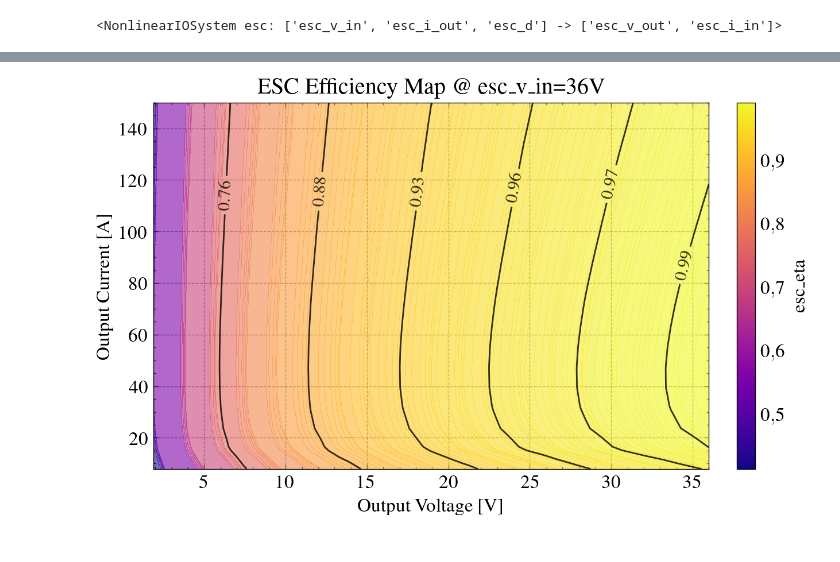
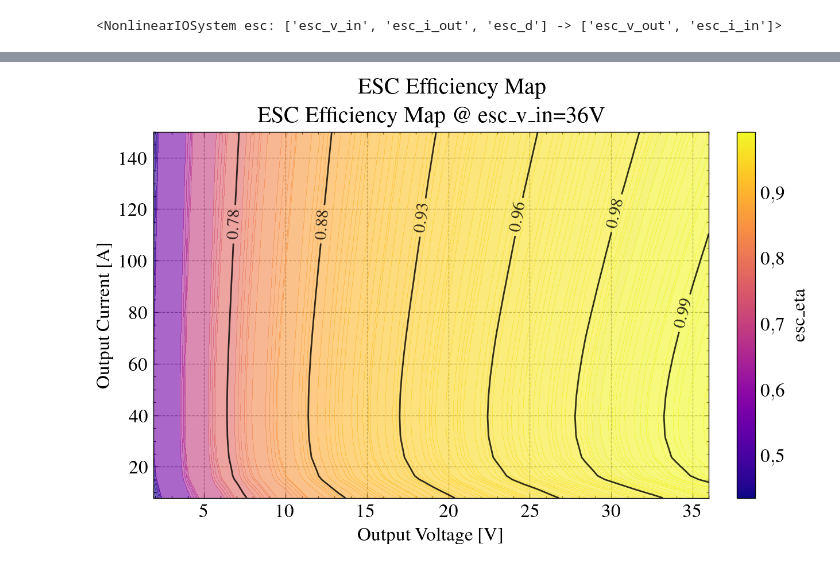
Before and after one commit to joaoantoniocardoso/solarboat_simulator, a Jupyter notebook: models/2020/esc/mam17_optimization.ipynb, the cells around one changed output, grey strips where cells are left out. Saved outputs shown, nothing was run; the diff lists cells and outputs as text; code cells hidden in the pictures.

```diff
--- a/models/2020/esc/mam17_optimization.ipynb
+++ b/models/2020/esc/mam17_optimization.ipynb
@@ -32,7 +31,7 @@ df = df.iloc[1:].rename(columns={
     "Vi": "esc_v_in",
 })
 
-df['esc_d'] = 0.5
+df['esc_d'] = 0.45
 df['esc_p_in'] = df['esc_i_in'] * df['esc_v_in']
 df['esc_p_out'] = df['esc_i_out'] * df['esc_v_out']
 df['esc_eta'] = df['esc_p_out'] / df['esc_p_in']
@@ -67,7 +66,7 @@ esc_operation_params = {
     # OPERATION PARAMETERS
     # ============================================================
     "esc_F_s": 12550,         # Hz, switching frequency
-    "esc_V_ds_ov": 2.0,       # fractional overshoot (2 → +200 % !! verify intended scale)
+    "esc_V_ds_ov": (80 / 36) -1,    # fractional overshoot
 }
 esc_mosfet_params = {
     # ============================================================
@@ -86,7 +85,6 @@ esc_mosfet_params = {
 
     # Body diode reverse recovery
     "esc_Q_rr": 0.38e-6,      # C
-    # trr not needed by your model, so not included
 }
 esc_diode_params = {
     # ============================================================
@@ -159,6 +157,7 @@ params_bounds = {
     'esc_V_F':dict(min=1e-1,max=5),
     'esc_r_D':dict(min=1e-3,max=1e-2),
     # 'esc_Q_rr': dict(min=1e-12,max=1e-6),
+    # 'esc_V_ds_ov': dict(min=1, max=3),
 }
 
 # Initialize the thread pool and create the runner
@@ -179,13 +178,13 @@ try:
         opt_params_bounds=params_bounds,
         input_initial_state=input_initial_state,
         input_columns=input_cols,
-        data_scaler=MinMaxScaler,
+        data_scaler=RobustScaler,
         elementwise_runner=runner,
         print_exceptions=True,
     )
 
     algorithm = DE(
-        pop_size=1000*len(params_bounds),
+        pop_size=40*len(params_bounds),
         sampling=LHS(),
         variant="DE/best/1/bin",
         F=0.5,
@@ -197,7 +196,7 @@ try:
         xtol=1e-8,
         cvtol=1e-6,
         ftol=1e-6,
-        period=100,
+        period=40,
         n_max_gen=1000,
         n_max_evals=100000
     )
@@ -296,32 +327,38 @@ Y_ss = get_steady_state_map(
     model_function=model_function,
     model_params=esc_params,
     sweep_bounds={
         'esc_v_in': dict(min=36, max=36),
         'esc_i_out': dict(min=0, max=150),
         'esc_d': dict(min=0, max=1),
     },
     sweep_steps=20,
     dt=1,
     ss_len=2,
     ss_tail_len=1,
 )
 
 fig, ax, out = plot_efficiency_map_scattered(
     Y_ss,
     x='esc_v_out', y='esc_i_out', z='esc_eta',
     nx=100, ny=100,
     mask_col='esc_p_out', mask_min=0,
     level_pmin=0, level_pmax=100, level_n=100,
     contour_lines=True,
     line_pmin=0, line_pmax=95, line_n=7,
     line_colors='k',
     label_lines=1,
     title='ESC Efficiency Map @ esc_v_in=36V',
     xlabel='Output Voltage [V]',
     ylabel='Output Current [A]',
     cmap='plasma',
     fill_alpha=0.6,
 )
-plt.show()
+fig_save_and_show(
+    filename=f'{latex_img_path}/esc_efficiency_map.pdf',
+    show_title='ESC Efficiency Map',
+    save_title='Mapa de eficiência do ESC',
+    ncol=2,
+    fig=fig,
+);
 # %% [output]
-[figure, old version]
+[figure, new version]
```
Also changed, not shown: parts of 8 cells of this notebook, 2 other files.
